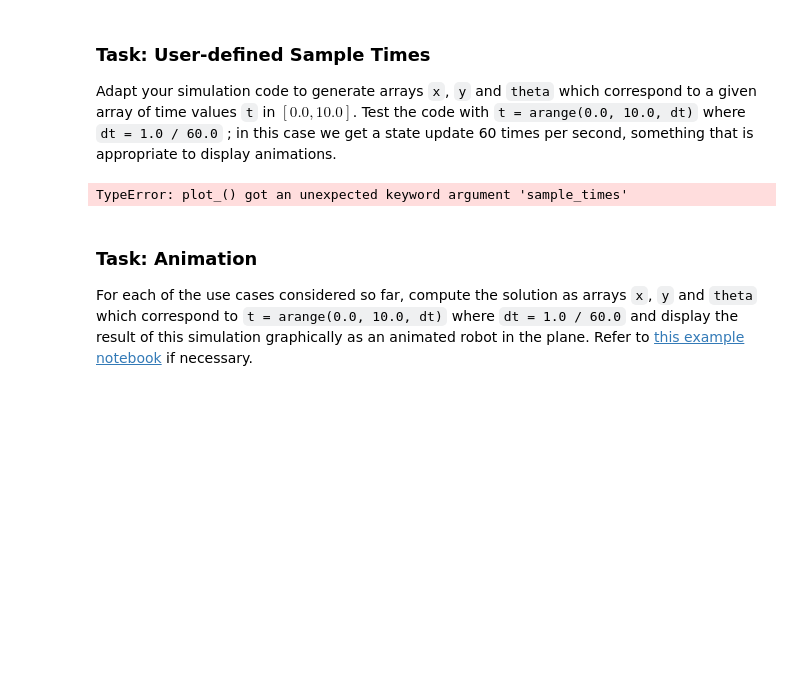
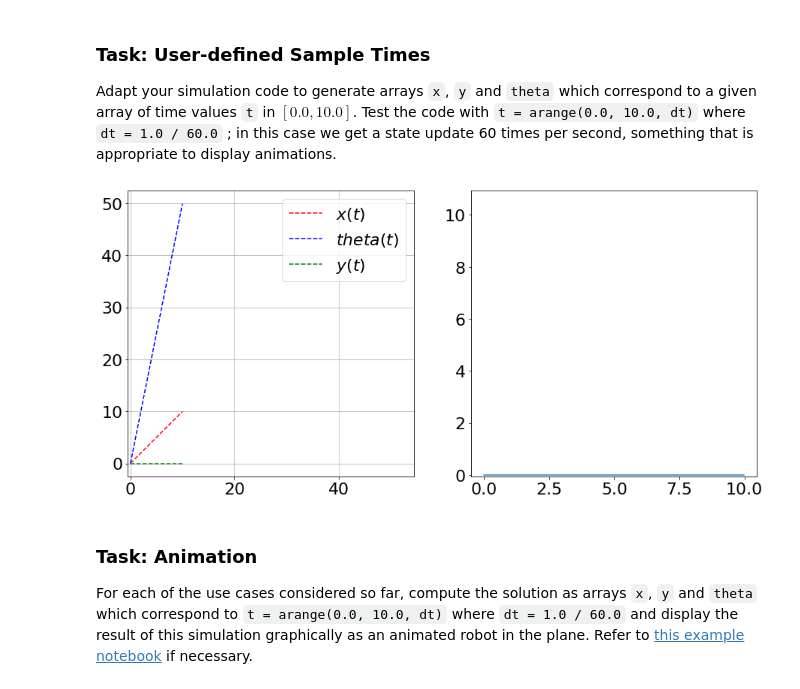
Before and after one commit to zechchair/Automatique-project, a Jupyter notebook: main.ipynb, the cells around one changed output. Drawn from its saved outputs; the diff is of its cells as text; code cells hidden in the pictures; blank space fills up the shorter version.

```diff
--- a/main.ipynb
+++ b/main.ipynb
@@ -191,9 +191,9 @@ plot_( Y0=[0,0,0] , tf=10 ,t_func=True)
 
 Adapt your simulation code to generate arrays `x`, `y` and `theta` which correspond to a given array of time values `t` in $[0.0, 10.0]$. Test the code with `t = arange(0.0, 10.0, dt)` where `dt = 1.0 / 60.0` ; in this case we get a state update 60 times per second, something that is appropriate to display animations.
 # %%
-plot_(Y0=[0,0,0],tf=10,sample_times=True,omeg_l=0,omeg_r=50)
+plot_(Y0=[0,0,0],tf=10,sample_t=True,omeg_l=0,omeg_r=50)
 # %% [output]
-TypeError: plot_() got an unexpected keyword argument 'sample_times'
+[figure, added]
 # %% [markdown]
 ### Task: Animation
 
```
